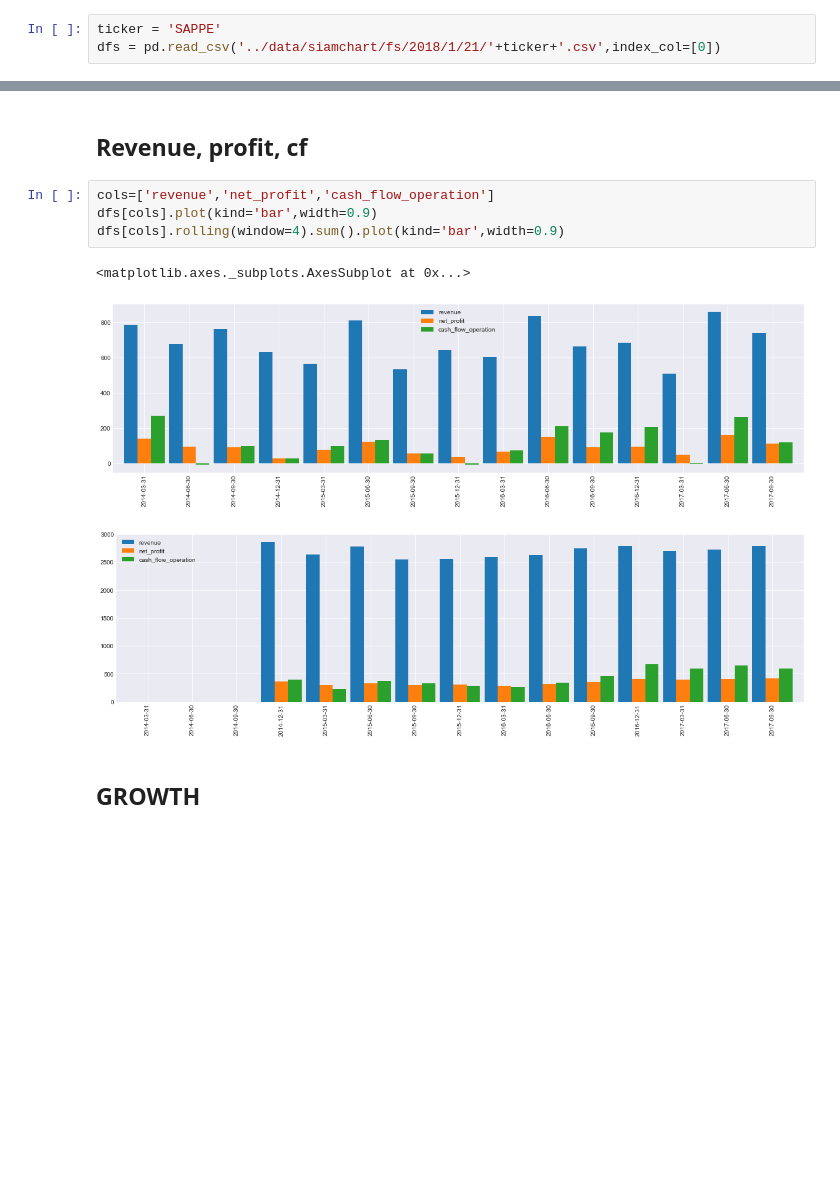
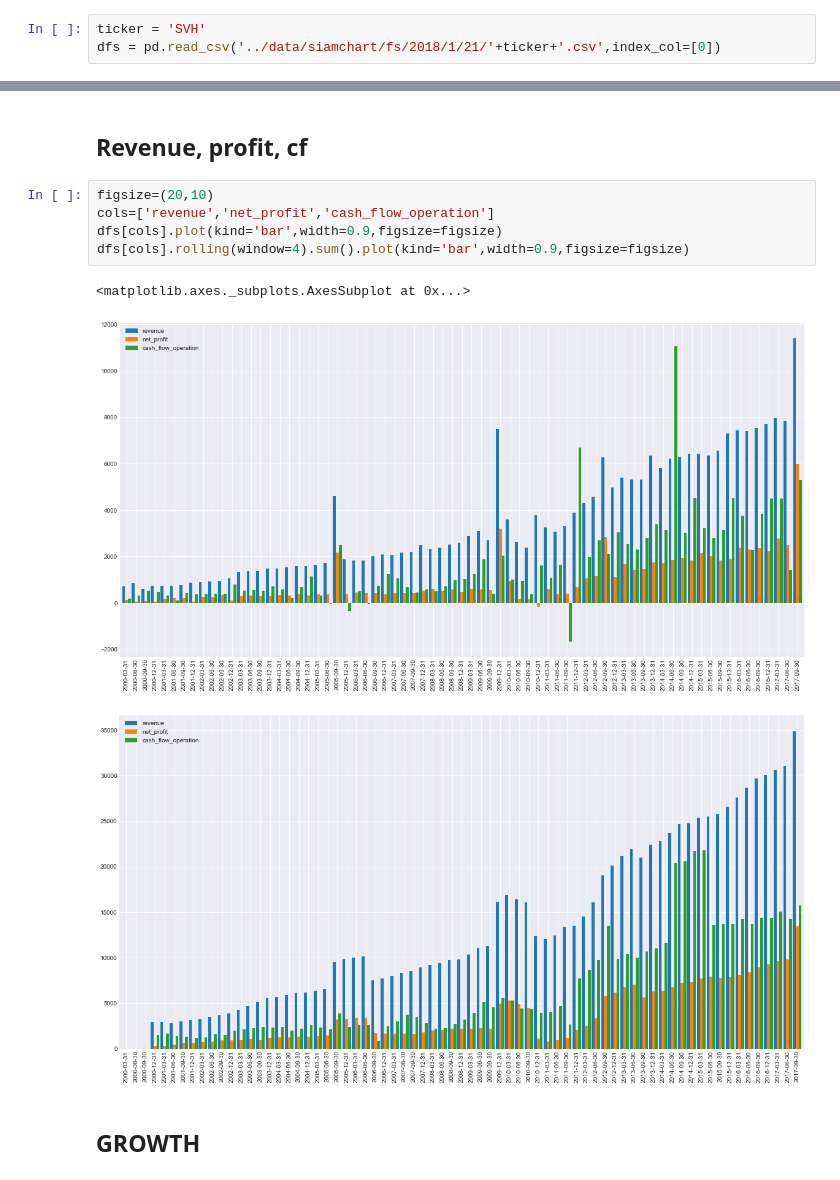
Before and after one commit to dsysbydx/project-potzy, a Jupyter notebook: notebook/main_dash_board.ipynb, the cells around one changed output, grey strips where cells are left out. Saved outputs shown, nothing was run; the diff lists cells and outputs as text; blank space fills up the shorter version.

```diff
--- a/notebook/main_dash_board.ipynb
+++ b/notebook/main_dash_board.ipynb
@@ -6,5 +3,5 @@ The autoreload extension is already loaded. To reload it, use:
 # %%
-ticker = 'SAPPE'
+ticker = 'SVH'
 dfs = pd.read_csv('../data/siamchart/fs/2018/1/21/'+ticker+'.csv',index_col=[0])
 # %% [markdown]
 ## PLOT REVENUE/PROFIT
@@ -58,13 +56,14 @@ print('')
 # %% [markdown]
 ## Revenue, profit, cf
 # %%
+figsize=(20,10)
 cols=['revenue','net_profit','cash_flow_operation']
-dfs[cols].plot(kind='bar',width=0.9)
-dfs[cols].rolling(window=4).sum().plot(kind='bar',width=0.9)
+dfs[cols].plot(kind='bar',width=0.9,figsize=figsize)
+dfs[cols].rolling(window=4).sum().plot(kind='bar',width=0.9,figsize=figsize)
 # %% [output]
 <matplotlib.axes._subplots.AxesSubplot at 0x...>
-[figure, old version]
+[figure, new version]
-[figure, old version]
+[figure, new version]
 # %% [markdown]
 ## GROWTH
 # %%
```
Also changed, not shown: parts of 11 cells of this notebook, 6 other files.
